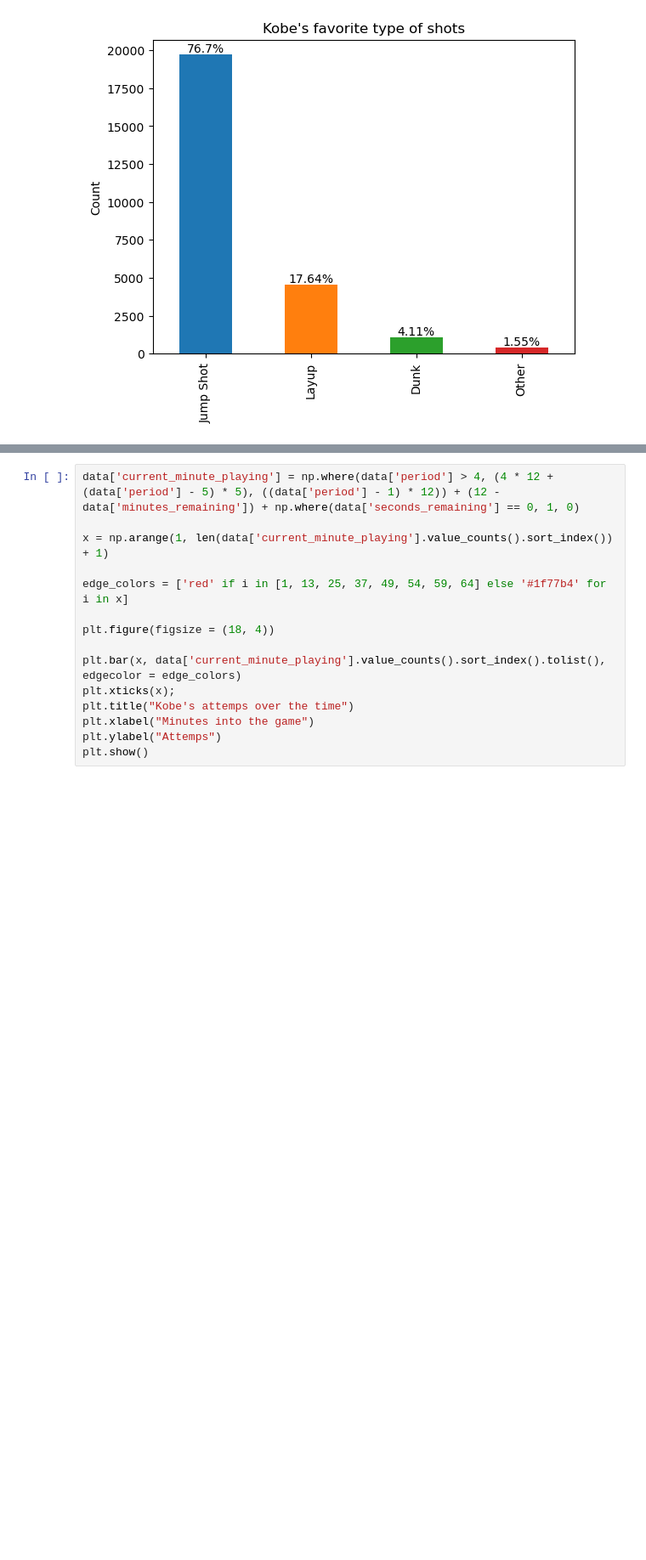
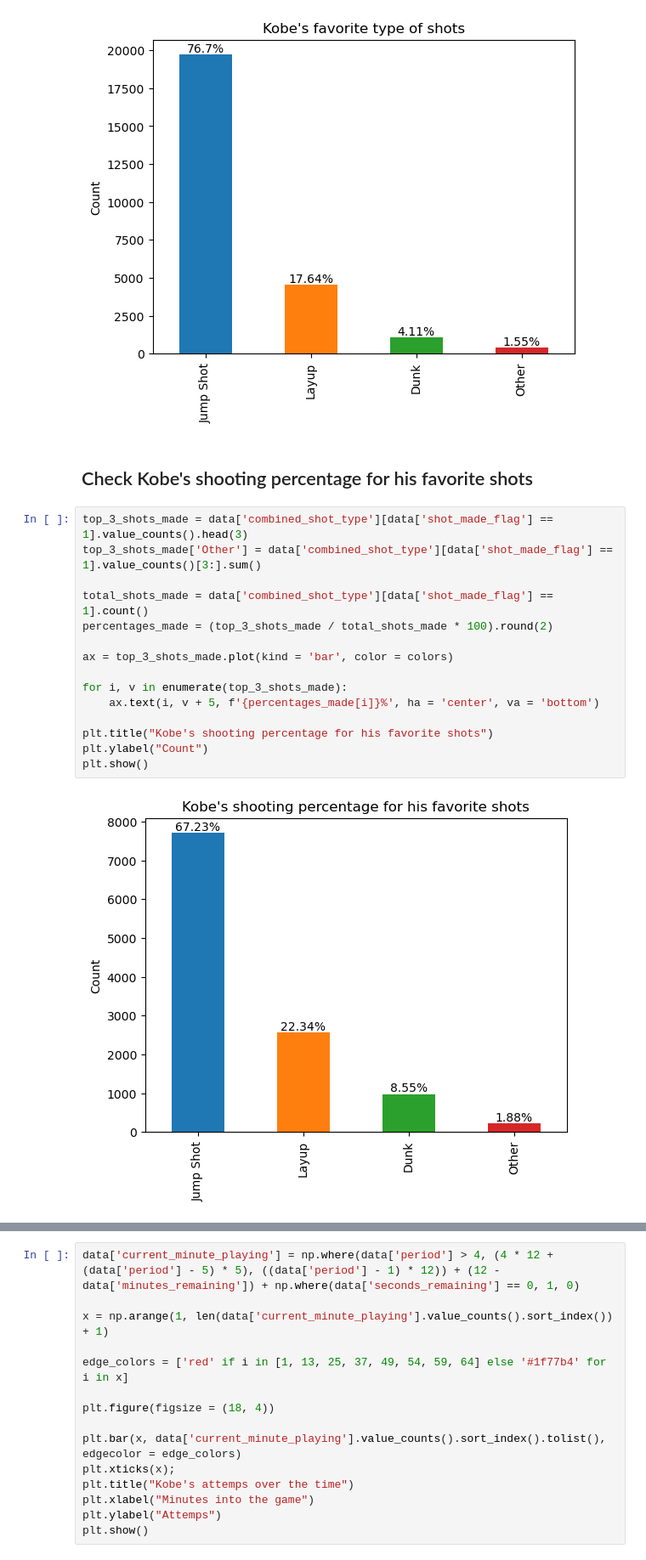
Before and after one commit to AleksaTanaskovic/Which-Shots-Did-Kobe-Sink, a Jupyter notebook: Kobe Bryant Shot Selection.ipynb, the cells around one changed output, grey strips where cells are left out. Shown at 85% size. Cells and saved outputs as stored; diff of their text form; blank space fills up the shorter version.

Commit message:
second commit - Kobe Bryant Shot Selection

```diff
--- a/Kobe Bryant Shot Selection.ipynb
+++ b/Kobe Bryant Shot Selection.ipynb
@@ -55,4 +88,23 @@ plt.ylabel("Count")
 plt.show()
 # %% [output]
 [figure]
+# %% [markdown]
+<h2>Check Kobe's shooting percentage for his favorite shots</h2>
+# %%
+top_3_shots_made = data['combined_shot_type'][data['shot_made_flag'] == 1].value_counts().head(3)
+top_3_shots_made['Other'] = data['combined_shot_type'][data['shot_made_flag'] == 1].value_counts()[3:].sum()
+
+total_shots_made = data['combined_shot_type'][data['shot_made_flag'] == 1].count()
+percentages_made = (top_3_shots_made / total_shots_made * 100).round(2)
+
+ax = top_3_shots_made.plot(kind = 'bar', color = colors)
+
+for i, v in enumerate(top_3_shots_made):
+    ax.text(i, v + 5, f'{percentages_made[i]}%', ha = 'center', va = 'bottom')
+
+plt.title("Kobe's shooting percentage for his favorite shots")
+plt.ylabel("Count")
+plt.show()
+# %% [output]
+[figure, added]
 # %% [markdown]
```
Also changed, not shown: parts of 36 cells of this notebook.
